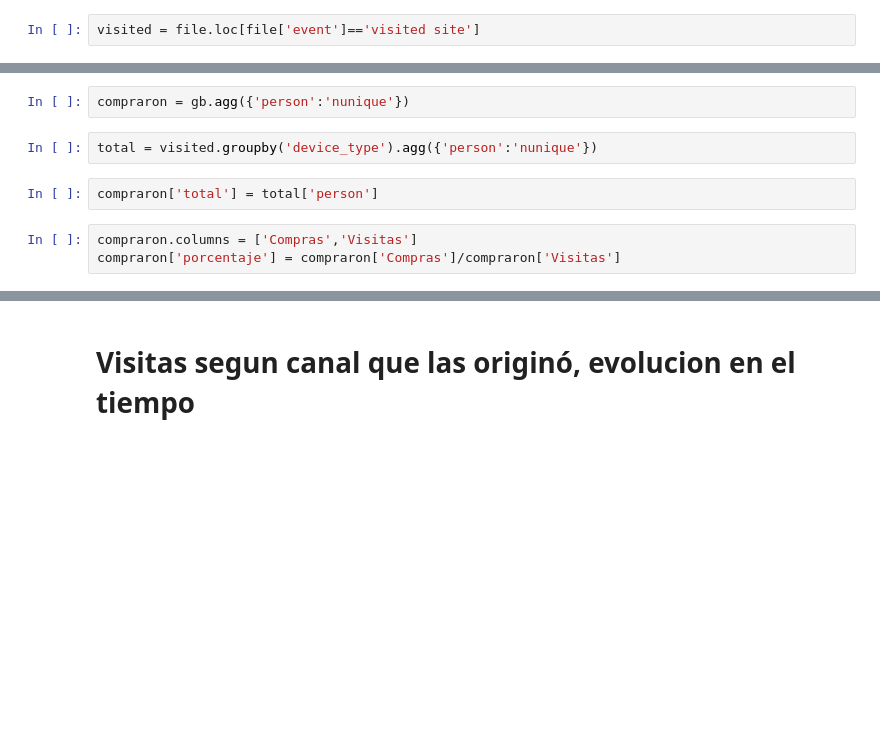
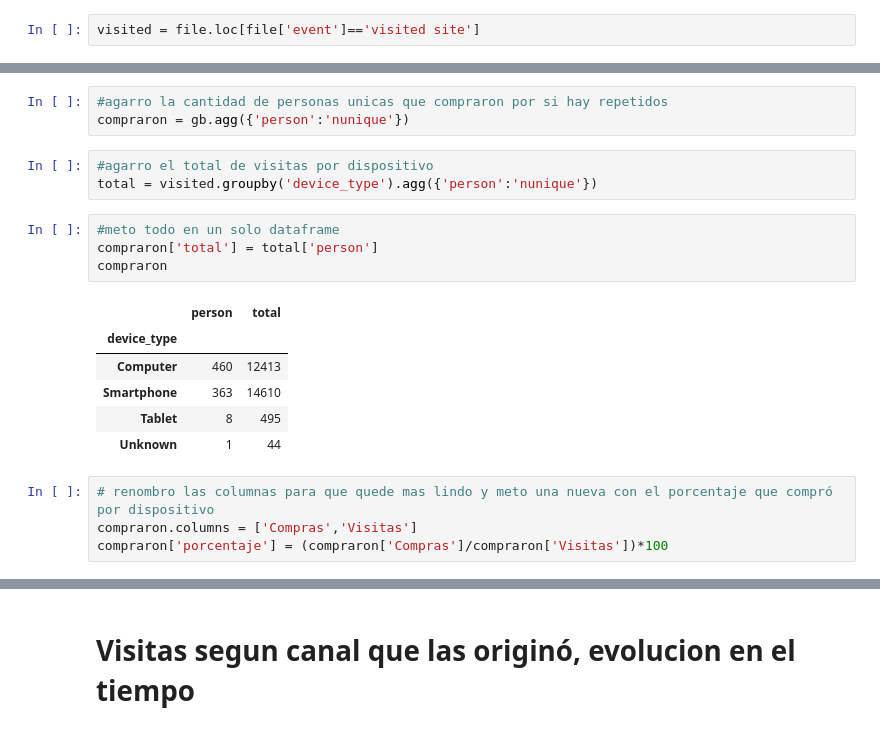
Before and after one commit to javier2409/TP1Datos2C2018, a Jupyter notebook: device_type y channel.ipynb, the cells around one changed output, grey strips where cells are left out. Saved outputs shown, nothing was run; the diff lists cells and outputs as text; blank space fills up the shorter version.

```diff
--- a/device_type y channel.ipynb
+++ b/device_type y channel.ipynb
@@ -66,10 +67,22 @@ See the caveats in the documentation: http://pandas.pydata.org/pandas-docs/stabl
 gb = visited.loc[visited['Compro']==True].groupby('device_type')
-# %%
-compraron = gb.agg({'person':'nunique'})
+# %%
+#agarro la cantidad de personas unicas que compraron por si hay repetidos
+compraron = gb.agg({'person':'nunique'})
 # %%
+#agarro el total de visitas por dispositivo
 total = visited.groupby('device_type').agg({'person':'nunique'})
-# %%
-compraron['total'] = total['person']
-# %%
-compraron.columns = ['Compras','Visitas']
-compraron['porcentaje'] = compraron['Compras']/compraron['Visitas']
+# %%
+#meto todo en un solo dataframe
+compraron['total'] = total['person']
+compraron
+# %% [output]
+|  | person | total |
+| device_type |  |  |
+| Computer | 460 | 12413 |
+| Smartphone | 363 | 14610 |
+| Tablet | 8 | 495 |
+| Unknown | 1 | 44 |
+# %%
+# renombro las columnas para que quede mas lindo y meto una nueva con el porcentaje que compró por dispositivo
+compraron.columns = ['Compras','Visitas']
+compraron['porcentaje'] = (compraron['Compras']/compraron['Visitas'])*100
```
Also changed, not shown: parts of 14 cells of this notebook.
